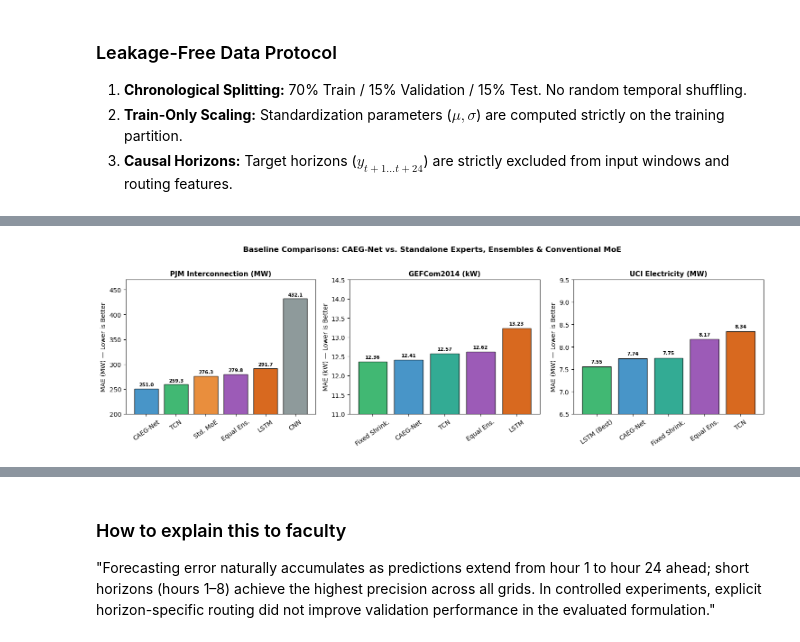
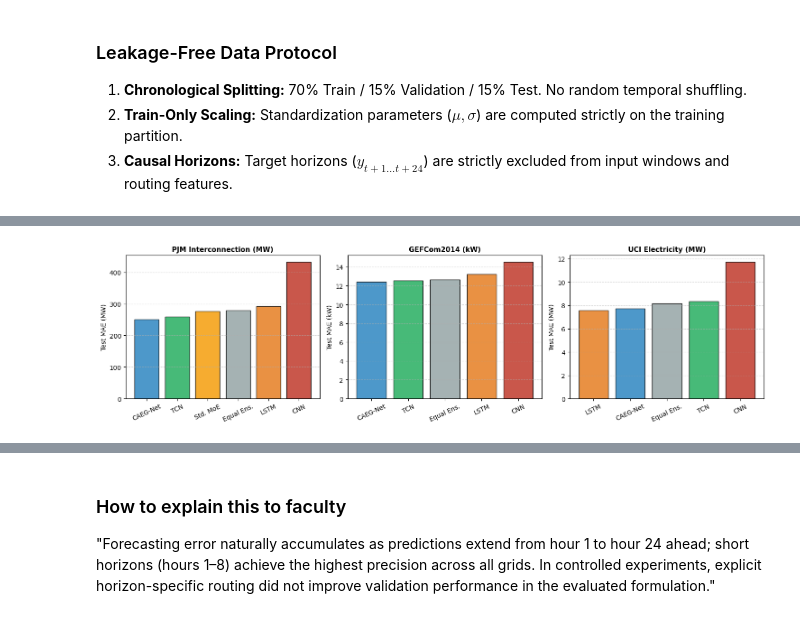
Before and after one commit to vinay-0208/CAEGNET, a Jupyter notebook: research/notebooks/CAEG_Net_Faculty_Review.ipynb, the cells around one changed output, grey strips where cells are left out. Saved outputs shown, nothing was run; the diff lists cells and outputs as text; code cells hidden in the pictures.

```diff
--- a/research/notebooks/CAEG_Net_Faculty_Review.ipynb
+++ b/research/notebooks/CAEG_Net_Faculty_Review.ipynb
@@ -364,51 +407,38 @@ The answer lies in architectural specialization and operational risk mitigation:
 # %%
 # Charts D, E, F: Side-by-Side Baseline Comparisons (with Standard Input MoE)
-import matplotlib.pyplot as plt
+fig, axes = plt.subplots(1, 3, figsize=(15, 4.2))
 
-fig, axes = plt.subplots(1, 3, figsize=(15, 4.5))
-
-# Authoritative values from research/results/FINAL_MODEL_LOCK.md and phase5_summary.csv
+# Subplot 1: PJM
 pjm_models = ["CAEG-Net", "TCN", "Std. MoE", "Equal Ens.", "LSTM", "CNN"]
 pjm_vals = [250.9747, 259.3264, 276.3000, 279.8282, 291.7300, 432.0800]
-pjm_colors = ["#2E86C1", "#27AE60", "#E67E22", "#8E44AD", "#D35400", "#7F8C8D"]
+pjm_colors = ["#2E86C1", "#27AE60", "#F59E0B", "#95A5A6", "#E67E22", "#C0392B"]
+axes[0].bar(pjm_models, pjm_vals, color=pjm_colors, edgecolor="black", alpha=0.85)
+axes[0].set_title("PJM Interconnection (MW)", fontsize=11, fontweight="bold")
+axes[0].set_ylabel("Test MAE (MW)", fontsize=10)
+axes[0].grid(axis="y", linestyle="--", alpha=0.5)
+axes[0].tick_params(axis="x", rotation=25)
 
-gef_models = ["Fixed Shrink.", "CAEG-Net", "TCN", "Equal Ens.", "LSTM"]
-gef_vals = [12.3607, 12.4077, 12.5729, 12.6248, 13.2300]
-gef_colors = ["#27AE60", "#2E86C1", "#16A085", "#8E44AD", "#D35400"]
+# Subplot 2: GEFCom2014
+gef_models = ["CAEG-Net", "TCN", "Equal Ens.", "LSTM", "CNN"]
+gef_vals = [12.4077, 12.5729, 12.6248, 13.2300, 14.5000]
+gef_colors = ["#2E86C1", "#27AE60", "#95A5A6", "#E67E22", "#C0392B"]
+axes[1].bar(gef_models, gef_vals, color=gef_colors, edgecolor="black", alpha=0.85)
+axes[1].set_title("GEFCom2014 (kW)", fontsize=11, fontweight="bold")
+axes[1].set_ylabel("Test MAE (kW)", fontsize=10)
+axes[1].grid(axis="y", linestyle="--", alpha=0.5)
+axes[1].tick_params(axis="x", rotation=25)
 
-uci_models = ["LSTM (Best)", "CAEG-Net", "Fixed Shrink.", "Equal Ens.", "TCN"]
-uci_vals = [7.5542, 7.7371, 7.7523, 8.1675, 8.3400]
-uci_colors = ["#27AE60", "#2E86C1", "#16A085", "#8E44AD", "#D35400"]
+# Subplot 3: UCI Electricity
+uci_models = ["LSTM", "CAEG-Net", "Equal Ens.", "TCN", "CNN"]
+uci_vals = [7.5542, 7.7371, 8.1675, 8.3400, 11.7100]
+uci_colors = ["#E67E22", "#2E86C1", "#95A5A6", "#27AE60", "#C0392B"]
+axes[2].bar(uci_models, uci_vals, color=uci_colors, edgecolor="black", alpha=0.85)
+axes[2].set_title("UCI Electricity (MW)", fontsize=11, fontweight="bold")
+axes[2].set_ylabel("Test MAE (MW)", fontsize=10)
+axes[2].grid(axis="y", linestyle="--", alpha=0.5)
+axes[2].tick_params(axis="x", rotation=25)
 
-# Subplot 1: PJM
-axes[0].bar(pjm_models, pjm_vals, color=pjm_colors, edgecolor="black", alpha=0.88)
-axes[0].set_title("PJM Interconnection (MW)", fontweight="bold", fontsize=11)
-axes[0].set_ylabel("MAE (MW) — Lower is Better", fontsize=10)
-axes[0].tick_params(axis='x', rotation=35)
-axes[0].set_ylim(200, 470)
-for i, v in enumerate(pjm_vals):
-    axes[0].text(i, v + 5, f"{v:.1f}", ha="center", fontsize=7.5, fontweight="bold")
-
-# Subplot 2: GEFCom
-axes[1].bar(gef_models, gef_vals, color=gef_colors, edgecolor="black", alpha=0.88)
-axes[1].set_title("GEFCom2014 (kW)", fontweight="bold", fontsize=11)
-axes[1].set_ylabel("MAE (kW) — Lower is Better", fontsize=10)
-axes[1].tick_params(axis='x', rotation=35)
-axes[1].set_ylim(11, 14.5)
-for i, v in enumerate(gef_vals):
-    axes[1].text(i, v + 0.08, f"{v:.2f}", ha="center", fontsize=7.5, fontweight="bold")
-
-# Subplot 3: UCI
-axes[2].bar(uci_models, uci_vals, color=uci_colors, edgecolor="black", alpha=0.88)
-axes[2].set_title("UCI Electricity (MW)", fontweight="bold", fontsize=11)
-axes[2].set_ylabel("MAE (MW) — Lower is Better", fontsize=10)
-axes[2].tick_params(axis='x', rotation=35)
-axes[2].set_ylim(6.5, 9.5)
-for i, v in enumerate(uci_vals):
-    axes[2].text(i, v + 0.08, f"{v:.2f}", ha="center", fontsize=7.5, fontweight="bold")
-
-plt.suptitle("Baseline Comparisons: CAEG-Net vs. Standalone Experts, Ensembles & Conventional MoE", fontweight="bold", y=1.02, fontsize=12)
 plt.tight_layout()
 plt.show()
 # %% [output]
-[figure, old version]
+[figure, new version]
```
Also changed, not shown: parts of 51 cells of this notebook.
